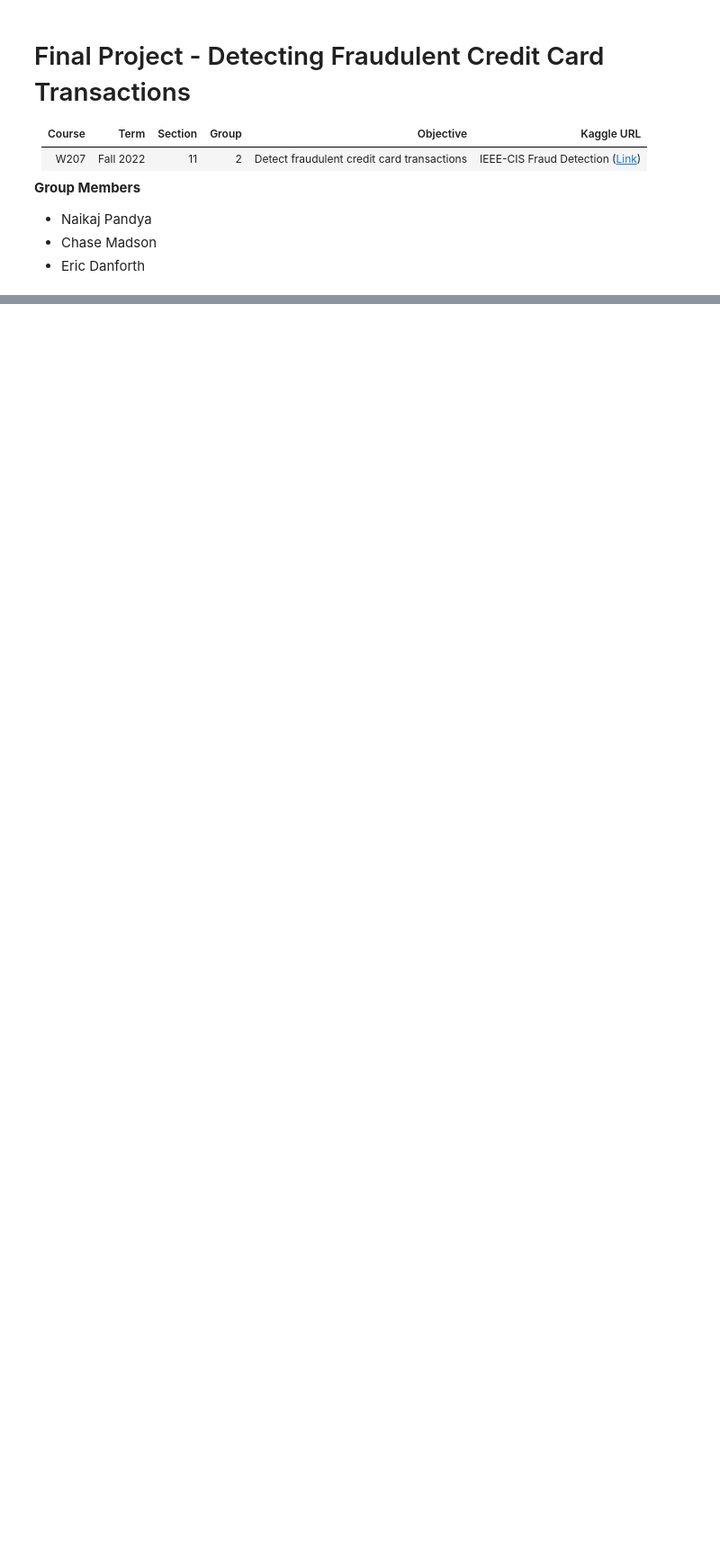
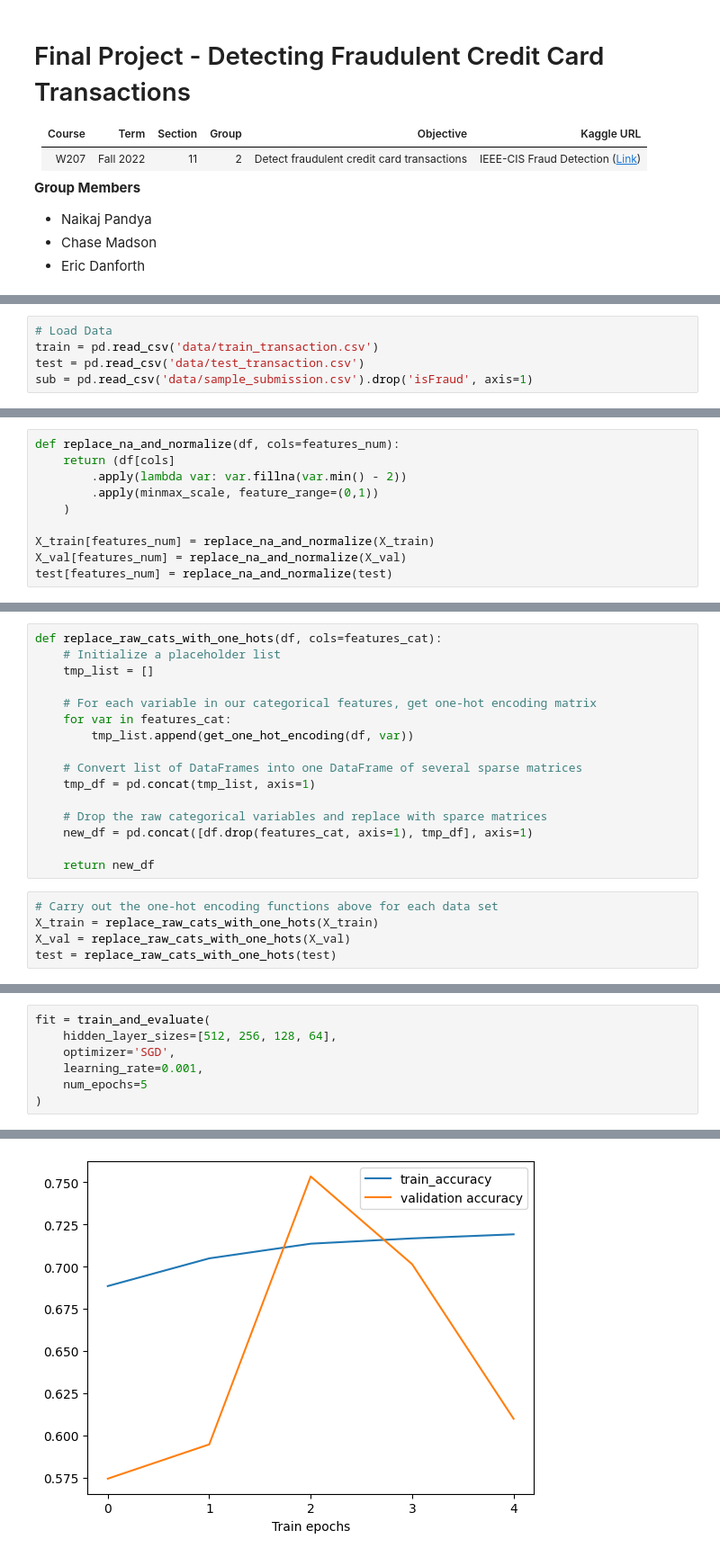
Before and after one commit to ChaseMadson/w207-final-project, a Jupyter notebook: fraud_detection_model.ipynb, the cells around one changed output, grey strips where cells are left out. Shown at 90% size. Drawn from its saved outputs; the diff is of its cells as text; blank space fills up the shorter version.

```diff
--- a/fraud_detection_model.ipynb
+++ b/fraud_detection_model.ipynb
@@ -253,0 +34,5 @@ plt.show()
+# %%
+# Load Data
+train = pd.read_csv('data/train_transaction.csv')
+test = pd.read_csv('data/test_transaction.csv')
+sub = pd.read_csv('data/sample_submission.csv').drop('isFraud', axis=1)
@@ -253,0 +138,10 @@ plt.show()
+# %%
+def replace_na_and_normalize(df, cols=features_num):
+    return (df[cols]
+        .apply(lambda var: var.fillna(var.min() - 2))
+        .apply(minmax_scale, feature_range=(0,1))
+    )
+
+X_train[features_num] = replace_na_and_normalize(X_train)
+X_val[features_num] = replace_na_and_normalize(X_val)
+test[features_num] = replace_na_and_normalize(test)
@@ -253,0 +177,21 @@ plt.show()
+# %%
+def replace_raw_cats_with_one_hots(df, cols=features_cat):
+    # Initialize a placeholder list
+    tmp_list = []
+
+    # For each variable in our categorical features, get one-hot encoding matrix
+    for var in features_cat:
+        tmp_list.append(get_one_hot_encoding(df, var))
+
+    # Convert list of DataFrames into one DataFrame of several sparse matrices
+    tmp_df = pd.concat(tmp_list, axis=1)
+
+    # Drop the raw categorical variables and replace with sparce matrices
+    new_df = pd.concat([df.drop(features_cat, axis=1), tmp_df], axis=1)
+
+    return new_df
+# %%
+# Carry out the one-hot encoding functions above for each data set
+X_train = replace_raw_cats_with_one_hots(X_train)
+X_val = replace_raw_cats_with_one_hots(X_val)
+test = replace_raw_cats_with_one_hots(test)
@@ -253,0 +309,8 @@ plt.show()
+# %%
+fit = train_and_evaluate(
+    hidden_layer_sizes=[512, 256, 128, 64],
+    optimizer='SGD',
+    learning_rate=0.001,
+    num_epochs=5
+)
+# %% [output]
@@ -253,0 +328 @@ plt.show()
+[figure, added]
```
Also changed, not shown: parts of 56 cells of this notebook.
